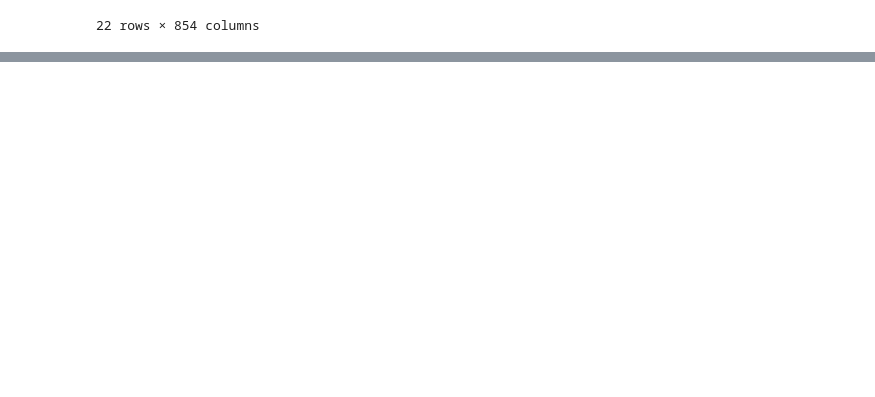
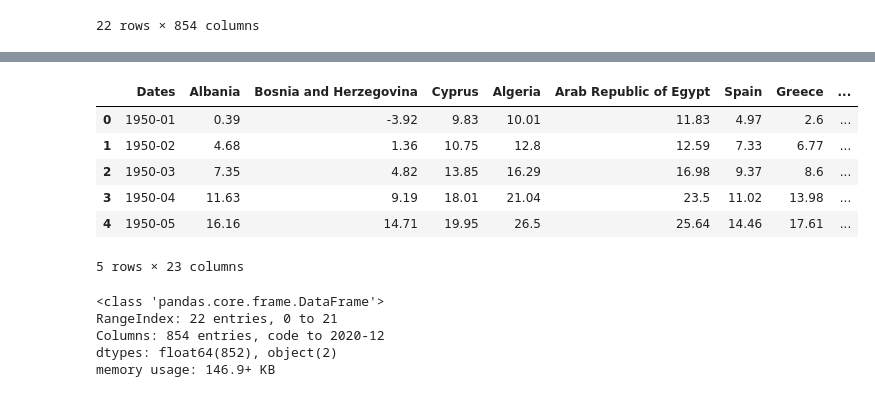
Before and after one commit to etumkaya/381E_data_science, a Jupyter notebook: HW1.ipynb, the cells around one changed output, grey strips where cells are left out. Cells and saved outputs as stored; diff of their text form; code cells hidden in the pictures; blank space fills up the shorter version.

```diff
--- a/HW1.ipynb
+++ b/HW1.ipynb
@@ -138,0 +117,10 @@ array([False, False, False, False, False, False, False, False, False,
+# %%
+def operations(df):
+    df1=df.copy()
+    df1=df1.drop("code",axis="columns")
+    df1=df1.transpose()
+    df1.reset_index(inplace=True)
+    headers=df1.iloc[0]
+    df1=pd.DataFrame(df1.values[1:],columns=headers)
+    df1 = df1.rename(columns={'name': "Dates"})
+    return df1
@@ -138,0 +136,20 @@ array([False, False, False, False, False, False, False, False, False,
+# %%
+new_surface=operations(surface_temp)
+new_precipitation=operations(precipitation)
+new_surface.head()
+# %% [output]
+|  | Dates | Albania | Bosnia and Herzegovina | Cyprus | Algeria | Arab Republic of Egypt | Spain | Greece | ... |
+| 0 | 1950-01 | 0.39 | -3.92 | 9.83 | 10.01 | 11.83 | 4.97 | 2.6 | ... |
+| 1 | 1950-02 | 4.68 | 1.36 | 10.75 | 12.8 | 12.59 | 7.33 | 6.77 | ... |
+| 2 | 1950-03 | 7.35 | 4.82 | 13.85 | 16.29 | 16.98 | 9.37 | 8.6 | ... |
+| 3 | 1950-04 | 11.63 | 9.19 | 18.01 | 21.04 | 23.5 | 11.02 | 13.98 | ... |
+| 4 | 1950-05 | 16.16 | 14.71 | 19.95 | 26.5 | 25.64 | 14.46 | 17.61 | ... |
+5 rows × 23 columns
+# %%
+surface_temp.info()
+# %% [output]
+<class 'pandas.core.frame.DataFrame'>
+RangeIndex: 22 entries, 0 to 21
+Columns: 854 entries, code to 2020-12
+dtypes: float64(852), object(2)
+memory usage: 146.9+ KB
```
Also changed, not shown: parts of 30 cells of this notebook.
